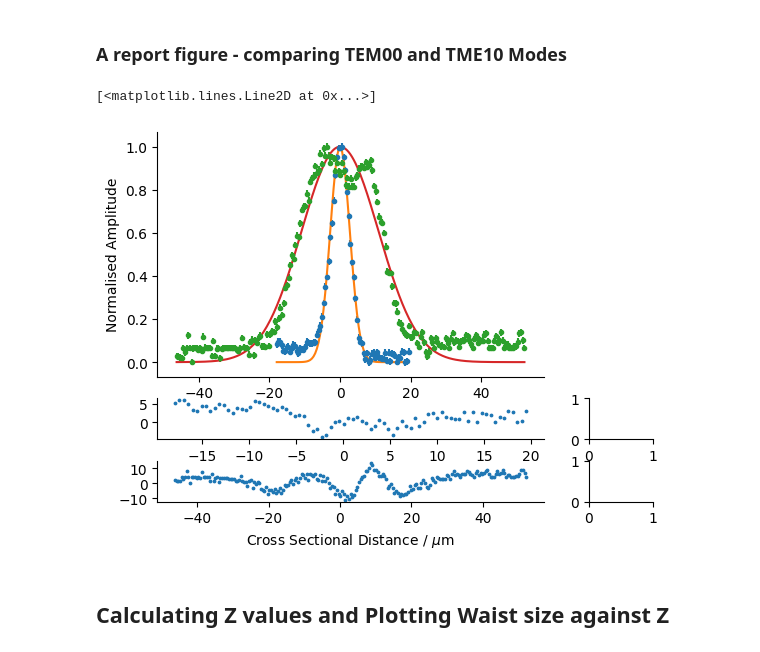
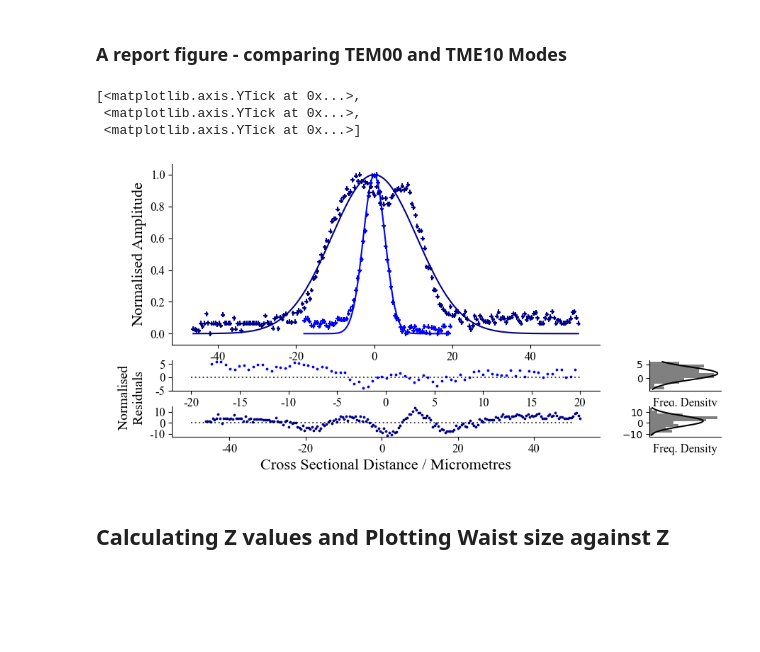
Before and after one commit to akay8/Level4Project, a Jupyter notebook: Cleaved_Fibre.ipynb, the cells around one changed output. Cells and saved outputs as stored; diff of their text form; code cells hidden in the pictures; blank space fills up the shorter version.

```diff
--- a/Cleaved_Fibre.ipynb
+++ b/Cleaved_Fibre.ipynb
@@ -141,43 +141,68 @@ first_res = norm_residuals(all_distances[ind], all_amps[ind], all_amps_errors[in
 last_res = norm_residuals(all_distances[ind2], all_amps[ind2], all_amps_errors[ind2], Gauss, params_[ind2,:])
 # %%
 # Figure settings
-fig1, ((ax1,ax4),(ax2,ax5),(ax3,ax6)) = plt.subplots(3,2, height_ratios=(6,1,1), width_ratios=(6,1))
+fig1, ((ax1,ax4),(ax2,ax5),(ax3,ax6)) = plt.subplots(3,2, height_ratios=(6,1,1), width_ratios=(6,1), figsize = (10,5))
 # Kill dead plots
 ax4.axis('off')
 # Kill spines
 ax1.spines['top'].set_visible(False)
 ax1.spines['right'].set_visible(False)
 ax2.spines['top'].set_visible(False)
 ax2.spines['right'].set_visible(False)
 ax3.spines['top'].set_visible(False)
 ax3.spines['right'].set_visible(False)
 ax5.spines['top'].set_visible(False)
 ax5.spines['right'].set_visible(False)
 ax6.spines['top'].set_visible(False)
 ax6.spines['right'].set_visible(False)
 
 # Font Settings
 font = mpl.font_manager.FontProperties(family='Times New Roman',
 style='normal', size=8)
 
 # Main Plots
-ax1.errorbar(all_distances[ind] - params_[ind,1],all_amps[ind], xerr=all_distances_errors[ind],yerr=all_amps_errors[ind], linestyle = '', marker = 'o', ms = 3)
-ax1.plot(all_distances[ind] - params_[ind,1], Gauss(all_distances[ind], *params_[ind,:]))
-ax3.set_xlabel('Cross Sectional Distance / $\mu$m')
-ax1.set_ylabel('Normalised Amplitude')
+ax1.errorbar(all_distances[ind] - params_[ind,1],all_amps[ind], xerr=all_distances_errors[ind],yerr=all_amps_errors[ind], linestyle = '', marker = 'o', ms = 2, color = 'blue')
+ax1.plot(all_distances[ind] - params_[ind,1], Gauss(all_distances[ind], *params_[ind,:]), color = 'blue')
+ax1.errorbar(all_distances[ind2] - params_[ind2,1],all_amps[ind2], xerr=all_distances_errors[ind2],yerr=all_amps_errors[ind2], linestyle = '', marker = 'o', ms = 2, color = 'darkblue')
+ax1.plot(all_distances[ind2] - params_[ind2,1], Gauss(all_distances[ind2], *params_[ind2,:]), color = 'darkblue')
+ax3.set_xlabel('Cross Sectional Distance / Micrometres', font = 'Times New Roman', fontsize = 16)
+ax1.set_ylabel('Normalised Amplitude', font = 'Times New Roman', fontsize = 16)
 
 #Residuals
-ax2.scatter(all_distances[ind] - params_[ind,1], first_res, s = 3)
-ax3.scatter(all_distances[ind2] - params_[ind2,1], last_res, s = 3)
+ax2.scatter(all_distances[ind] - params_[ind,1], first_res, s = 3, color = 'blue')
+ax3.scatter(all_distances[ind2] - params_[ind2,1], last_res, s = 3, color = 'darkblue')
+ax2.errorbar([-20,20], [0,0], color = 'black', alpha = 0.7, linestyle = 'dotted')
+ax3.errorbar([-50,50], [0,0], color = 'black', alpha = 0.7, linestyle = 'dotted')
+ax3.set_ylabel('\n               Normalised \n               Residuals ', font = 'Times New Roman', fontsize = 14)
+
+# Histograms
+first_mean, first_stderr, first_sorted_res, first_dist = histogram_plot(first_res)
+ax5.plot(first_dist, first_sorted_res, color = 'black')
+ax5.hist(first_sorted_res, density = True, orientation = 'horizontal', color = 'grey')
+last_mean, last_stderr, last_sorted_res, last_dist = histogram_plot(last_res)
+ax6.plot(last_dist, last_sorted_res, color = 'black')
+ax6.hist(last_sorted_res, density = True, orientation = 'horizontal', color = 'grey')
+ax5.set_xlabel('Freq. Density', font = 'Times New Roman', fontsize = 12)
+ax6.set_xlabel('Freq. Density', font = 'Times New Roman', fontsize = 12)
+
 
 #Get Rid of Ticks
-#ax1.set_xticks(ticks = [], labels = [], fontfamily = 'Times New Roman', fontsize = 10)
+ax5.set_xticks(ticks = [], labels = [], fontfamily = 'Times New Roman', fontsize = 10)
+ax6.set_xticks(ticks = [], labels = [], fontfamily = 'Times New Roman', fontsize = 10)
 
-ax1.errorbar(all_distances[ind2] - params_[ind2,1],all_amps[ind2], xerr=all_distances_errors[ind2],yerr=all_amps_errors[ind2], linestyle = '', marker = 'o', ms = 3)
-ax1.plot(all_distances[ind2] - params_[ind2,1], Gauss(all_distances[ind2], *params_[ind2,:]))
+# Make visible ticks times new roman
+ax1.set_xticks(ticks = [-40,-20,0,20,40], labels = [-40,-20,0,20,40], fontfamily = 'Times New Roman', fontsize = 12)
+ax3.set_xticks(ticks = [-40,-20,0,20,40], labels = [-40,-20,0,20,40], fontfamily = 'Times New Roman', fontsize = 12)
+ax2.set_xticks(ticks = np.arange(-20,24,5), labels = np.arange(-20,24,5), fontfamily = 'Times New Roman', fontsize = 12)
+
+ax1.set_yticks(ticks = np.arange(0,1.2,0.2), labels = np.round_(np.arange(0,1.1,0.2), decimals = 1), fontfamily = 'Times New Roman', fontsize = 12)
+ax2.set_yticks(ticks = np.arange(-5,6,5), labels = np.round_(np.arange(-5,6,5), decimals = 1), fontfamily = 'Times New Roman', fontsize = 12)
+ax3.set_yticks(ticks = np.arange(-10,11,10), labels = np.round_(np.arange(-10,11,10), decimals = 1), fontfamily = 'Times New Roman', fontsize = 12)
 # %% [output]
-[<matplotlib.lines.Line2D at 0x...>]
+[<matplotlib.axis.YTick at 0x...>,
+ <matplotlib.axis.YTick at 0x...>,
+ <matplotlib.axis.YTick at 0x...>]
-[figure, old version]
+[figure, new version]
 # %% [markdown]
 ## Calculating Z values and Plotting Waist size against Z
 # %%
```
